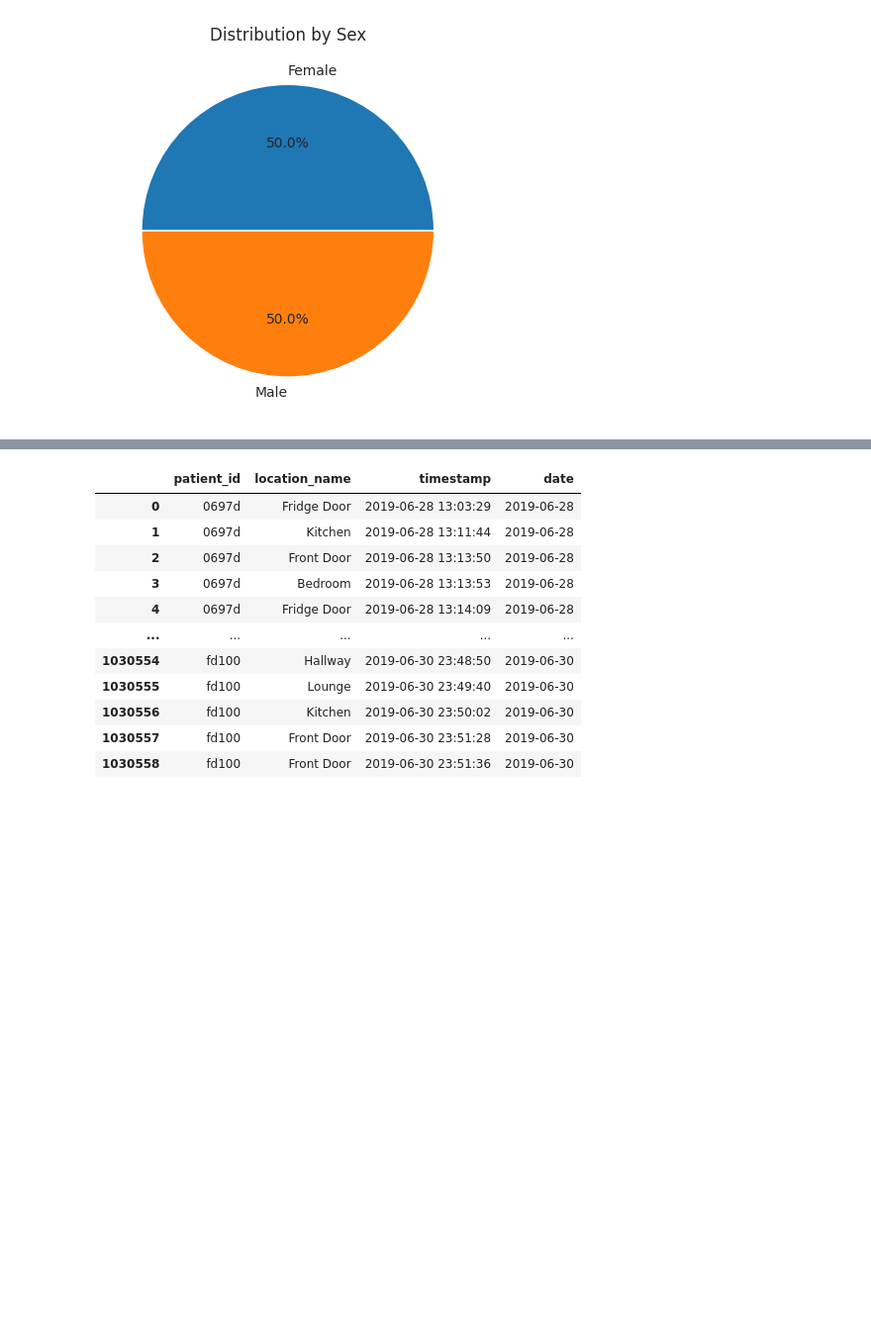
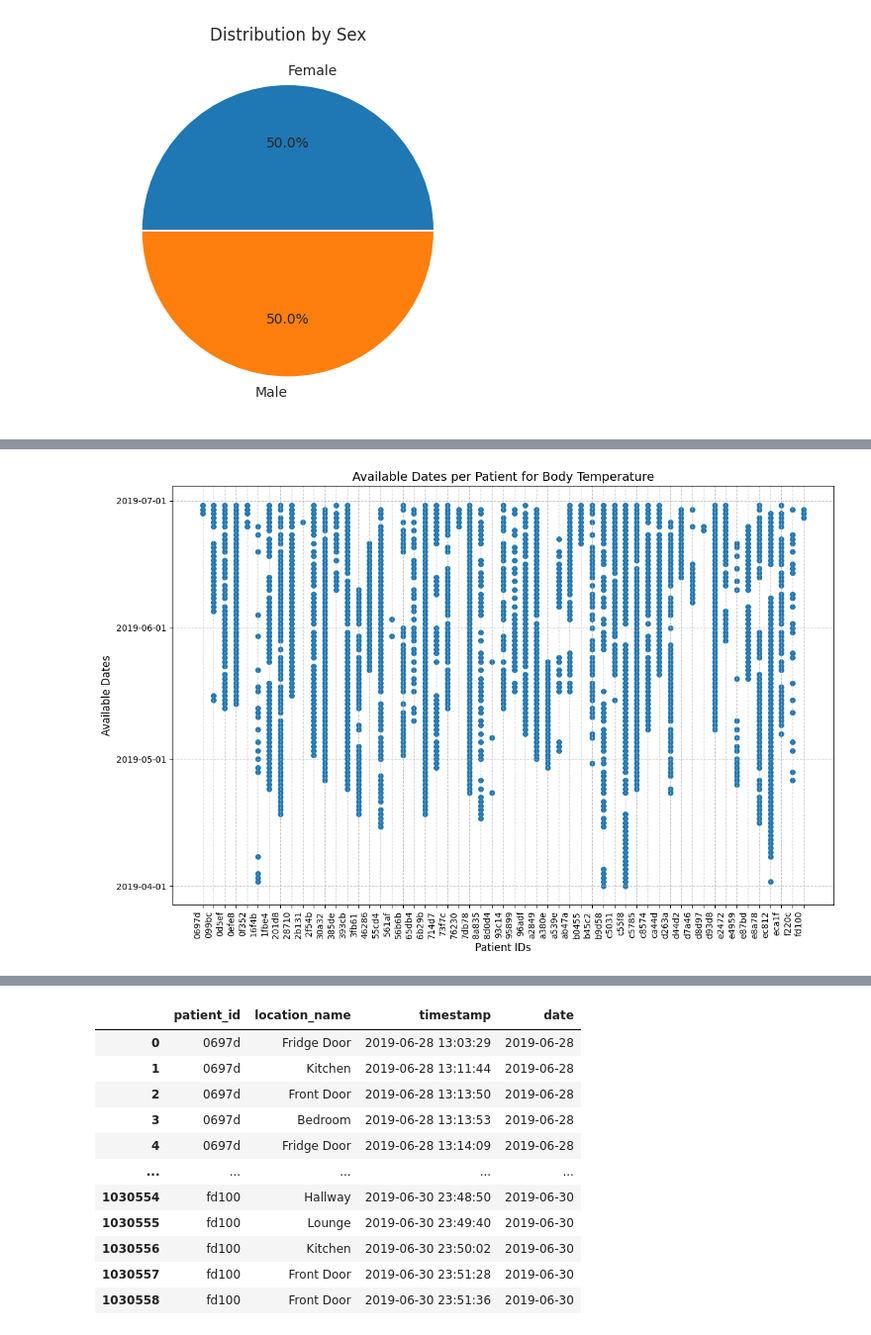
Before and after one commit to gkianfar/S4, a Jupyter notebook: TIHM_data_visualisation.ipynb, the cells around one changed output, grey strips where cells are left out. Shown at 99% size. Saved outputs shown, nothing was run; the diff lists cells and outputs as text; code cells hidden in the pictures; blank space fills up the shorter version.

Commit message:
physiology data missing - plots are added

```diff
--- a/TIHM_data_visualisation.ipynb
+++ b/TIHM_data_visualisation.ipynb
@@ -744,0 +660,82 @@ for p in patients:
+# %%
+import pandas as pd
+
+avai_dates = {}
+for pid in patients:
+
+  # Assuming 'data_dict' and 'get_personal_df' are defined earlier
+  df = get_personal_df(data_dict['Physiology'],pid).copy()
+  #print(df.date)
+  date_min = df.date.min()
+  date_max = df.date.max()
+  #print(f'{pid} min {date_min}')
+  #print(f'max{date_max}')
+  date_range = pd.date_range(start=date_min,end=date_max,freq='1D')
+  avai_dates_p = {}
+  for d in df.device_type.unique():
+    date_device = df.loc[df['device_type']==d].date.unique()
+    avai_dates_p[d] = date_device.tolist()  # Available dates
+  avai_dates[pid] = avai_dates_p
+
+import matplotlib.pyplot as plt
+import matplotlib.dates as mdates
+
+# Create the plot figure
+
+devices = data_dict['Physiology'].device_type.unique()  # Unique device types
+colors = plt.cm.tab10.colors  # A colormap for assigning colors
+
+# Loop through each device type
+for i, d in enumerate(devices):
+
+    fig, ax = plt.subplots(figsize=(12, 8))  # Increase figure size for better visualization
+
+    data = {}
+    for pid in patients:
+        if d in avai_dates[pid].keys():
+            data[pid] = avai_dates[pid][d]  # Collect avai dates for each patient-device pair
+
+    # Prepare data for plotting
+    patient_ids = list(data.keys())
+    avai_dates_list = [avai_dates[pid][d] for pid in patient_ids]  # List of missed dates for each patient
+
+    # Flatten the list of avai dates to plot each date individually
+    all_patient_ids = []
+    all_avai_dates = []
+
+    for pid, avai_dates_for_pid in zip(patient_ids, avai_dates_list):
+        all_patient_ids.extend([pid] * len(avai_dates_for_pid))  # Repeat patient ID for each missed date
+        all_avai_dates.extend(avai_dates_for_pid)  # Flatten avai dates
+
+    # Scatter plot for the current device
+    ax.scatter(
+        all_patient_ids,
+        all_avai_dates,
+        color=colors[i % len(colors)],
+        label=d,
+        s=30  # Adjust point size for better visibility
+    )
+
+    # Set axis labels and title
+    ax.set_xlabel('Patient IDs', fontsize=12)
+    ax.set_ylabel('Available Dates', fontsize=12)
+    ax.set_title(f'Available Dates per Patient for {d}', fontsize=14)
+
+    # Format y-axis as dates
+    ax.yaxis.set_major_formatter(mdates.DateFormatter('%Y-%m-%d'))
+    ax.yaxis.set_major_locator(mdates.MonthLocator())  # Adjust the locator to show months (or you can use DayLocator)
+
+    # Rotate x-axis labels for better visibility
+    plt.xticks(rotation=90, ha='right')
+
+    # Display grid and adjust layout
+    ax.grid(True, which='both', linestyle='--', alpha=0.7)
+    plt.tight_layout()
+    if d == 'O/E - muscle mass':
+      d = 'muscle mass'
+    plt.savefig(f'{SAVE_PATH}{d}.png')
+
+    # Show the plot
+    plt.show()
+# %% [output]
+[figure, added]
```
Also changed, not shown: parts of 9 cells of this notebook.
